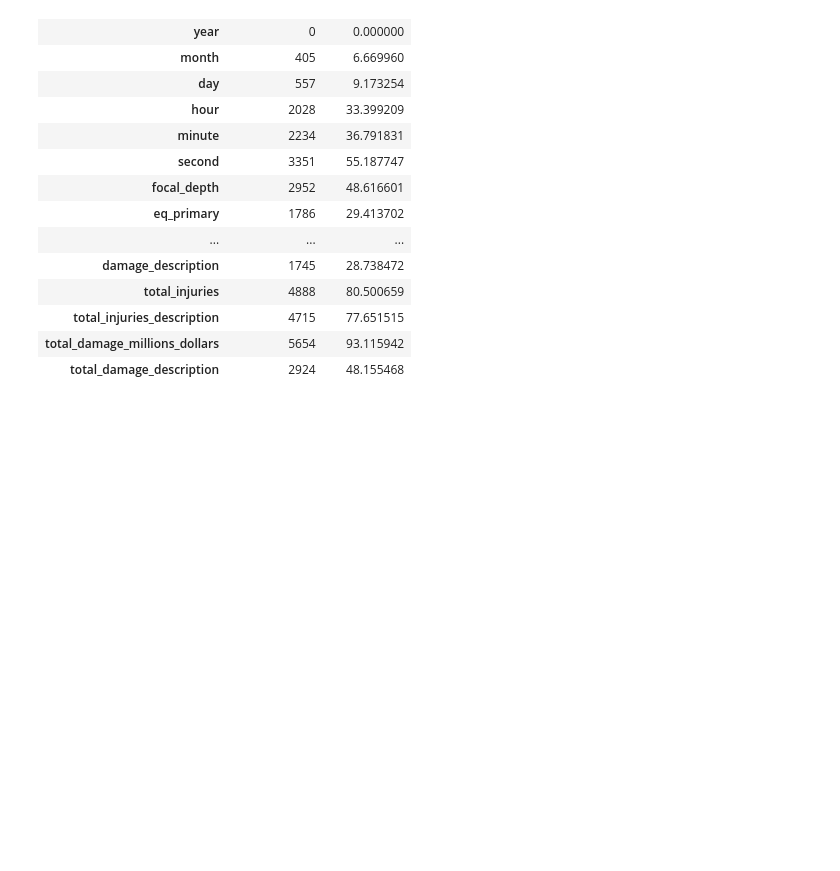
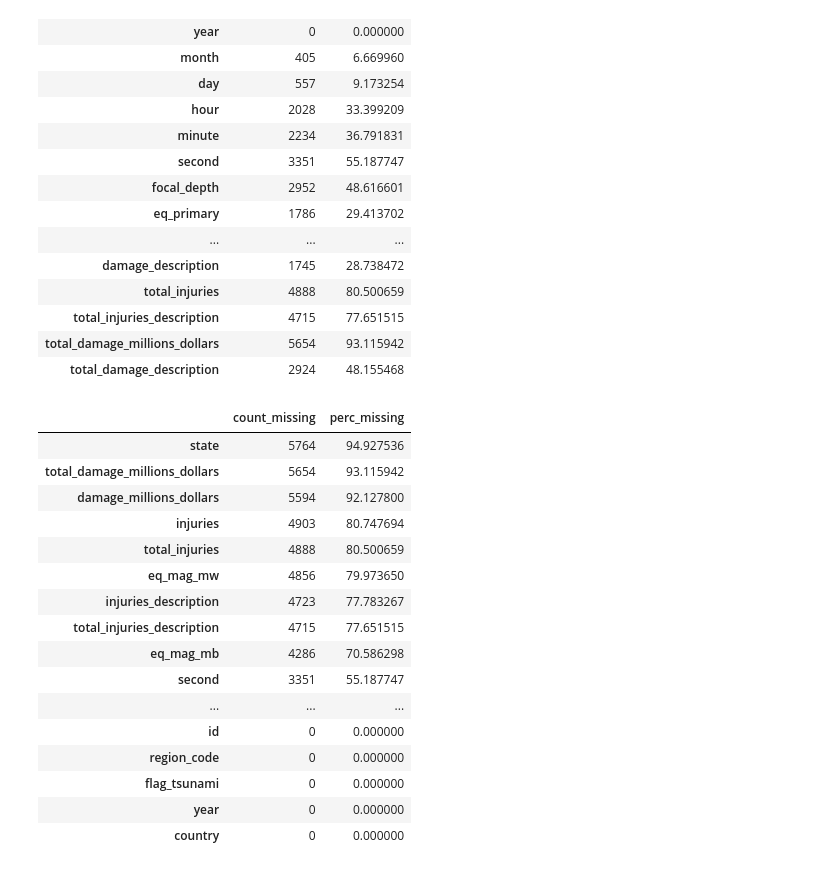
Before and after one commit to tamires-data/2019-CS109B, a Jupyter notebook: Earthquake.ipynb, the cells around one changed output. Saved outputs shown, nothing was run; the diff lists cells and outputs as text; code cells hidden in the pictures; blank space fills up the shorter version.

```diff
--- a/Earthquake.ipynb
+++ b/Earthquake.ipynb
@@ -136,3 +137,24 @@ missing_data
 | total_injuries_description | 4715 | 77.651515 |
 | total_damage_millions_dollars | 5654 | 93.115942 |
 | total_damage_description | 2924 | 48.155468 |
+# %%
+missing_data.sort_values(by='perc_missing', ascending=False, inplace=True)
+missing_data
+# %% [output]
+|  | count_missing | perc_missing |
+| state | 5764 | 94.927536 |
+| total_damage_millions_dollars | 5654 | 93.115942 |
+| damage_millions_dollars | 5594 | 92.127800 |
+| injuries | 4903 | 80.747694 |
+| total_injuries | 4888 | 80.500659 |
+| eq_mag_mw | 4856 | 79.973650 |
+| injuries_description | 4723 | 77.783267 |
+| total_injuries_description | 4715 | 77.651515 |
+| eq_mag_mb | 4286 | 70.586298 |
+| second | 3351 | 55.187747 |
+| ... | ... | ... |
+| id | 0 | 0.000000 |
+| region_code | 0 | 0.000000 |
+| flag_tsunami | 0 | 0.000000 |
+| year | 0 | 0.000000 |
+| country | 0 | 0.000000 |
```
Also changed, not shown: parts of 8 cells of this notebook.
